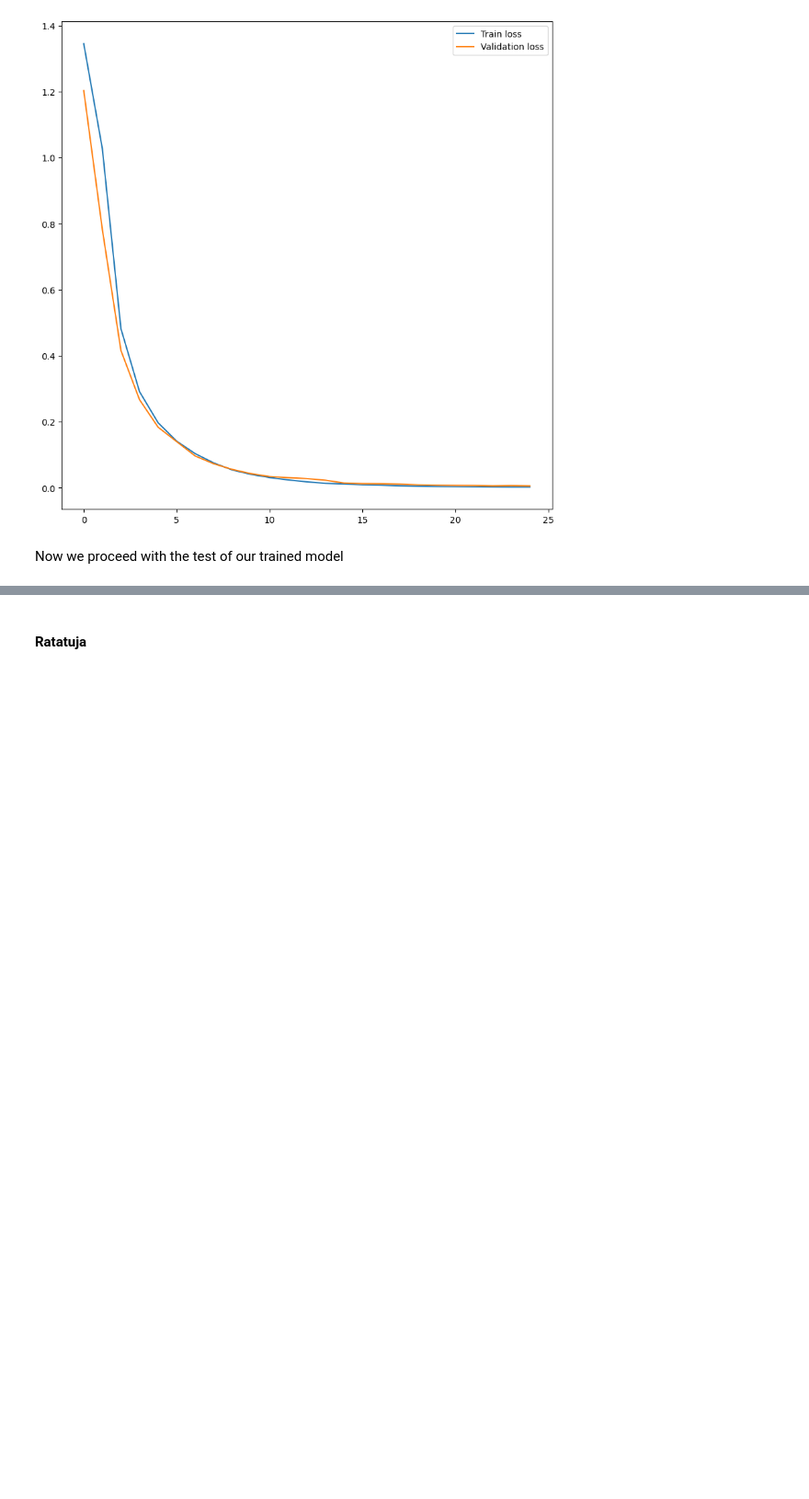
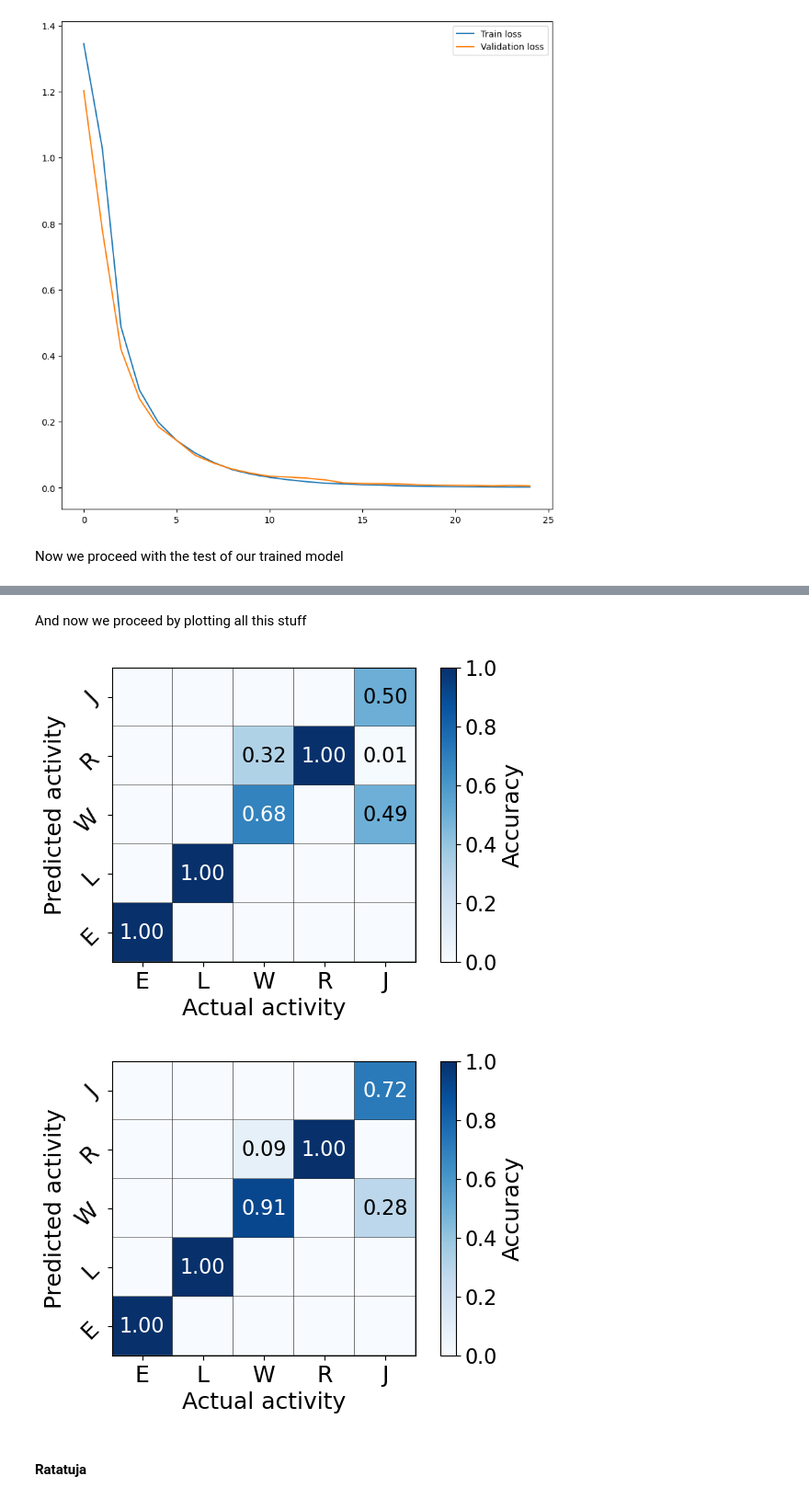
Before and after one commit to giovanni-merlin/NNDL-HAR-project, a Jupyter notebook: HAR_train_network.ipynb, the cells around one changed output, grey strips where cells are left out. Shown: that part at 92% size. Saved outputs shown, nothing was run; the diff lists cells and outputs as text; code cells hidden in the pictures; blank space fills up the shorter version.

```diff
--- a/HAR_train_network.ipynb
+++ b/HAR_train_network.ipynb
@@ -810,0 +817,3 @@ fscore [1.         1.         0.89291339 0.9581112  0.83018868]
+# %%
+name_file_init = 'complete_different_E,L,W,R,J_S2a_band_80_subband_1'#Name of the file
+# The other input is activities_init
@@ -811,3 +899,14 @@ fscore [1.         1.         0.89291339 0.9581112  0.83018868]
+# %% [markdown]
+And now we proceed by plotting all this stuff
+# %%
+name_plot = name_file_init
+plt_confusion_matrix(activities.shape[0], conf_matrix, activities=activities, name=name_plot)
+
+name_plot = name_file_init + '_max_merge'
+plt_confusion_matrix(activities.shape[0], conf_matrix_max_merge, activities=activities, name=name_plot)
+# %% [output]
+[figure, added]
+[figure, added]
 # %% [markdown]
 #### Ratatuja
 # %% [markdown]
```
Also changed, not shown: parts of 8 cells of this notebook.
